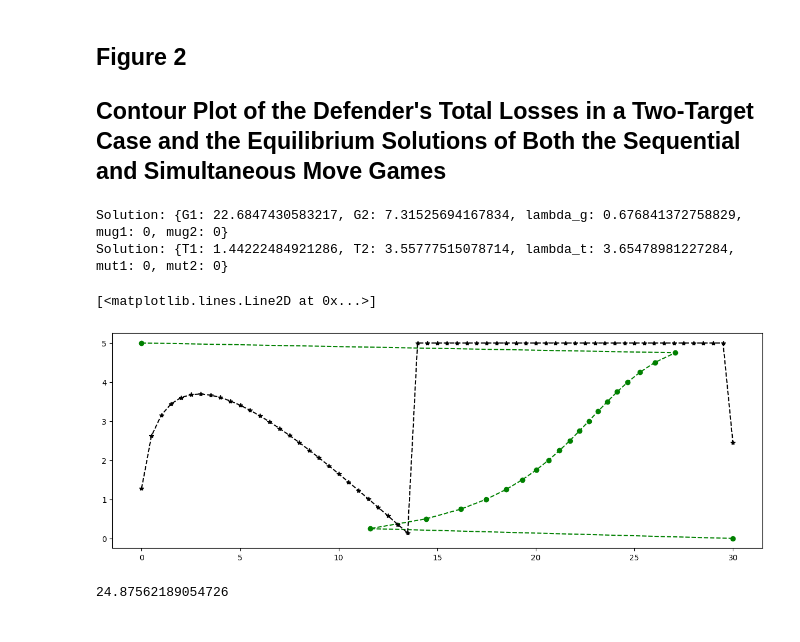
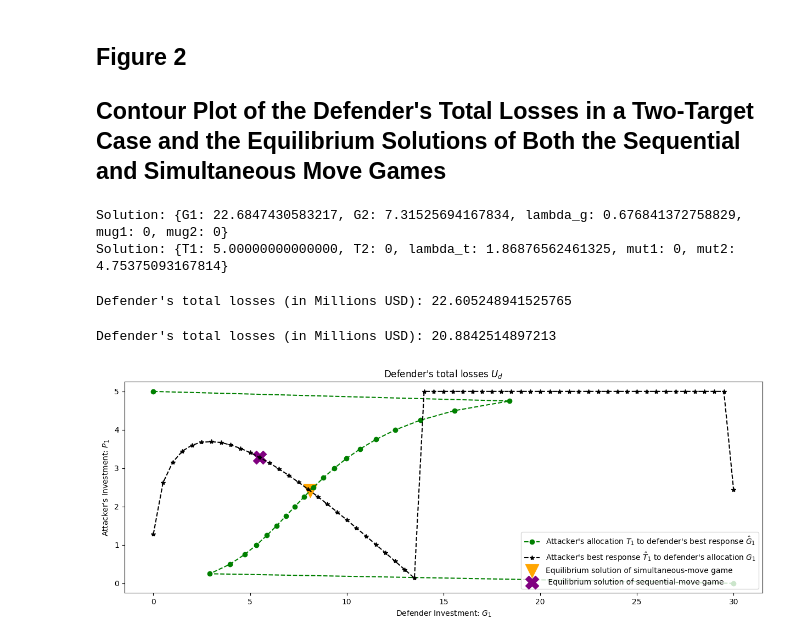
Before and after one commit to ayush4ise/budgeted-attack-defense-game, a Jupyter notebook: implementation.ipynb, the cells around one changed output. Cells and saved outputs as stored; diff of their text form; code cells hidden in the pictures.

Commit message:
LINGO models
Added LINGO models, organized unused code and updated README

```diff
--- a/implementation.ipynb
+++ b/implementation.ipynb
@@ -106,12 +106,13 @@ T_budget = 5 # Attacker's investment (Million USD)
 G_budget = 30 # Defender's Investment (Million USD)
 
 B = [50, 100] # Attacker's benefit from a successful attack on target 1 (Million USD)
-D = [150, 30] # Defender's target evaluation for target 1 (Million USD)
+# D = [150, 30] # Defender's target evaluation for target 1 (Million USD)
+D = [30, 150] # To replicate exact results as the paper
 
 beta, alpha, A = 1, 1, 0.1
 # %% [output]
 Solution: {G1: 22.6847430583217, G2: 7.31525694167834, lambda_g: 0.676841372758829, mug1: 0, mug2: 0}
-Solution: {T1: 1.44222484921286, T2: 3.55777515078714, lambda_t: 3.65478981227284, mut1: 0, mut2: 0}
+Solution: {T1: 5.00000000000000, T2: 0, lambda_t: 1.86876562461325, mut1: 0, mut2: 4.75375093167814}
 # %%
 # Obtaining the data for the graphs
 
@@ -152,22 +153,39 @@ for T1 in np.arange(0,T_budget+0.25,0.25):
     # print(f"T1 = {T1:.2f}, Time taken = {elapsed_time:.4f} seconds")
 defenders_best_response = pd.DataFrame(defenders_best_response)
 defenders_best_response.to_excel('defenders_best_response.xlsx')
+# %%
+# Simulatenous game problem (using LINGO)
+T_list =       [2.412500, 2.587500]
+G_list =       [8.103487, 21.89651]
+
+# Defender's total losses sum(Bi * Pi)
+print("Defender's total losses (in Millions USD):", sum([D[i] * prob_success(alpha,beta,T_list[i], G_list[i], A) for i in range(n)]))
+# %% [output]
+Defender's total losses (in Millions USD): 22.605248941525765
+# %%
+# Sequential game problem (using LINGO)
+T_list =         [3.277294, 1.722706]
+G_list =         [5.509056, 24.49094]
+
+# Defender's total losses sum(Bi * Pi)
+print("Defender's total losses (in Millions USD):", sum([D[i] * prob_success(alpha,beta,T_list[i], G_list[i], A) for i in range(n)]))
+# %% [output]
+Defender's total losses (in Millions USD): 20.8842514897213
 # %%
 plt.figure(figsize = (15,5))
 
-plt.plot(defenders_best_response[defenders_best_response.columns[2]], defenders_best_response.T1, 'go--')
-plt.plot(attackers_best_response.G1, attackers_best_response[attackers_best_response.columns[2]], 'k*--')
+# plt.plot(defenders_best_response[defenders_best_response.columns[3]], defenders_best_response.T2, 'go--') # G2 T2 plot
+plt.plot(defenders_best_response[defenders_best_response.columns[2]], defenders_best_response.T1, 'go--', label=r"Attacker's allocation $T_1$ to defender's best response $\hat G_1$") # G1 T1 plot
+plt.plot(attackers_best_response.G1, attackers_best_response[attackers_best_response.columns[2]], 'k*--', label=r"Attacker's best response $\hat T_1$ to defender's allocation $G_1$") # G1 T1 plot
+
+# Simultaneous equilibrium point
+plt.scatter([8.103487], [2.412500], marker='v', s=300, c='orange', label='Equilibrium solution of simultaneous-move game')
+# Sequential equilibrium point
+plt.scatter([5.509056], [3.277294], marker='X', s=300, c='purple', label=' Equilibrium solution of sequential-move game')
+
+plt.title(r"Defender's total losses $U_d$")
+plt.xlabel(r'Defender Investment: $G_1$')
+plt.ylabel(r"Attacker's Investment: $P_1$")
+plt.legend();
 # %% [output]
-[<matplotlib.lines.Line2D at 0x...>]
-[figure, old version]
+[figure, new version]
-# %%
-alpha,beta,A=1,1,0.1
-B=[50,100]
-G_list=[15,15]
-T_list=[0,5]
-# T_list=[5,0]
-P_list = [prob_success(alpha, beta, Ti, Gi, A) for Ti, Gi in zip(T_list, G_list)]
-Z_t = sum(Bi * Pi for Bi, Pi in zip(B, P_list))
-Z_t
-# %% [output]
-24.87562189054726
```
Also changed, not shown: 10 other files.
